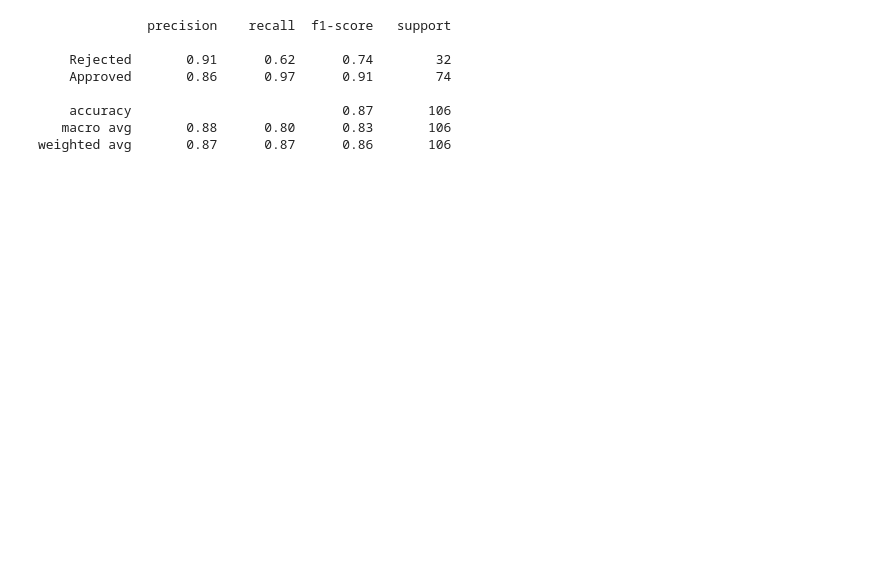
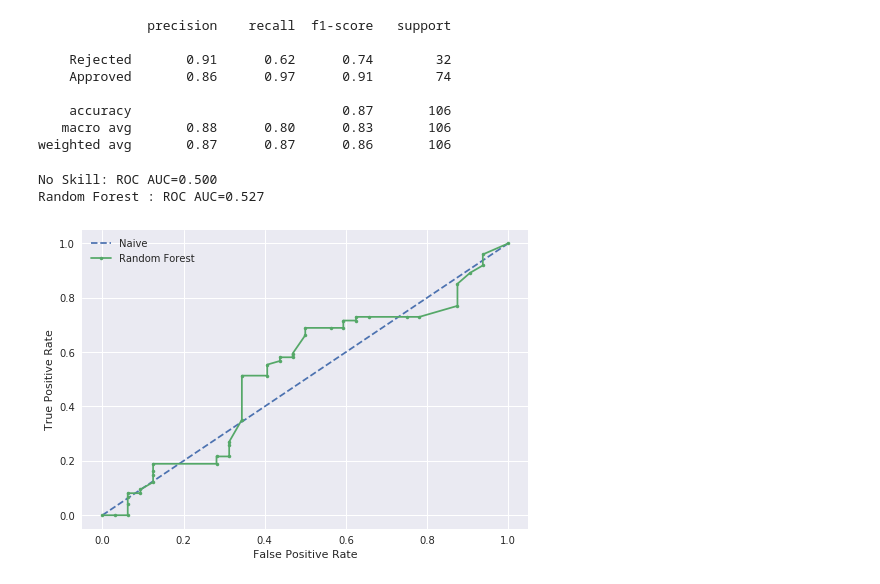
Before and after one commit to lucasthim/loan-prediction, a Jupyter notebook: 03_training_first_models.ipynb, the cells around one changed output. Cells and saved outputs as stored; diff of their text form; code cells hidden in the pictures; blank space fills up the shorter version.

```diff
--- a/03_training_first_models.ipynb
+++ b/03_training_first_models.ipynb
@@ -167,6 +219,12 @@ show_performance(df_result,labels)
     accuracy                           0.87       106
    macro avg       0.88      0.80      0.83       106
 weighted avg       0.87      0.87      0.86       106
+# %%
+plot_ROC(model = rfc,model_name = 'Random Forest',X_test = X_validation, y_test = y_validation)
+# %% [output]
+No Skill: ROC AUC=0.500
+Random Forest : ROC AUC=0.527
+[figure, added]
 # %%
 #TODO: Apply RF Imputation to fill in missing data
 #TODO: Execute a small grid search to tune models
```
Also changed, not shown: parts of 10 cells of this notebook, 2 other files.
